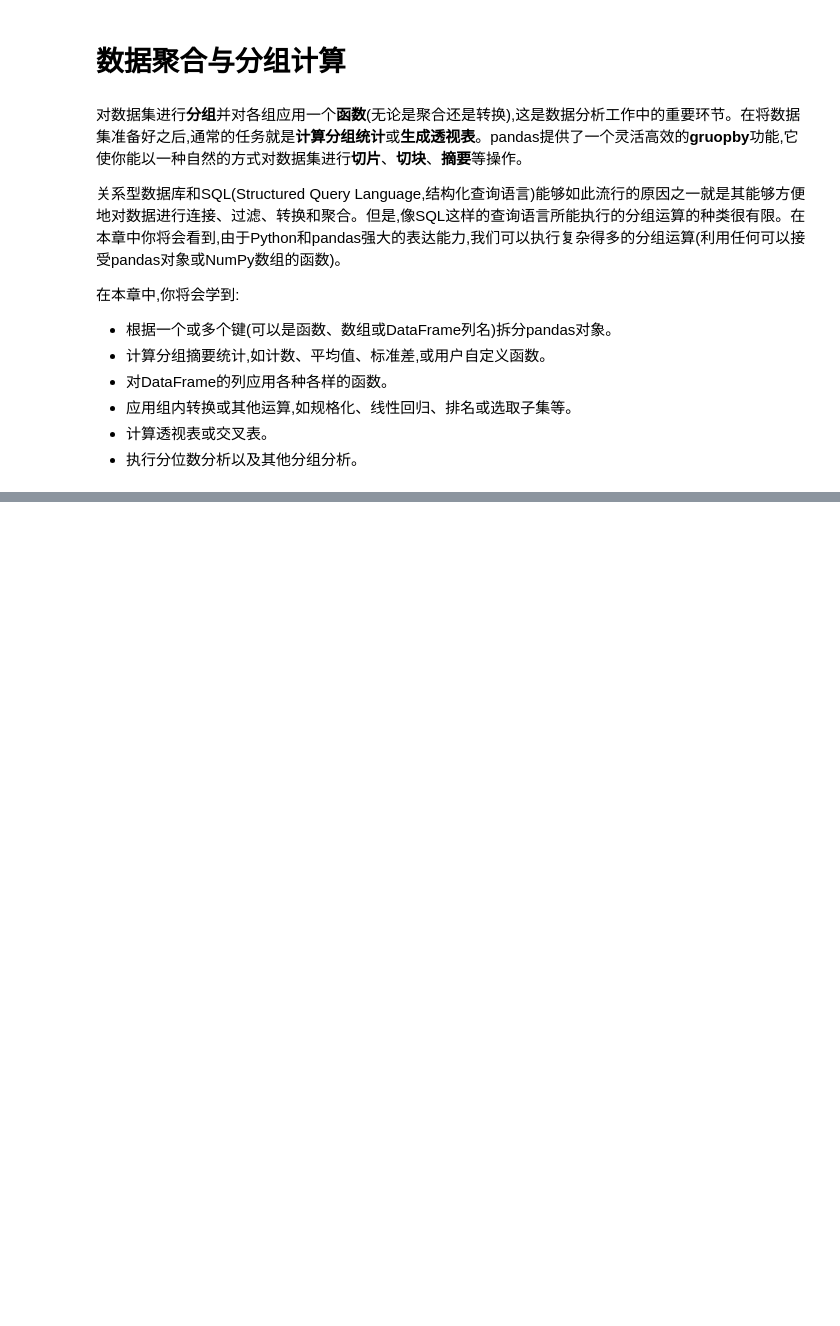
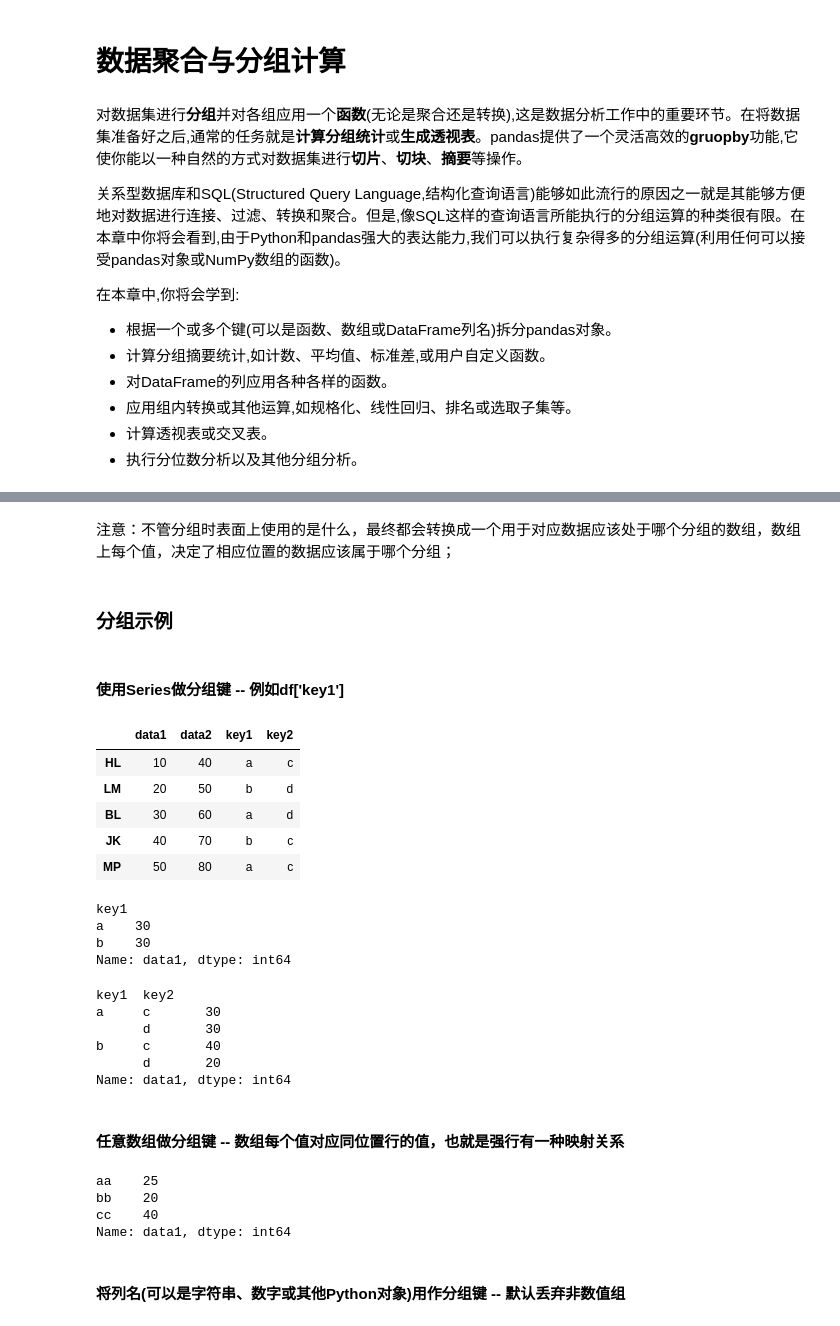
Before and after one commit to NemoHoHaloAi/machine_learning, a Jupyter notebook: python数据分析/数据聚合与分组计算.ipynb, the cells around one changed output, grey strips where cells are left out. Cells and saved outputs as stored; diff of their text form; code cells hidden in the pictures; blank space fills up the shorter version.

```diff
--- a/python数据分析/数据聚合与分组计算.ipynb
+++ b/python数据分析/数据聚合与分组计算.ipynb
@@ -31,0 +48,48 @@
+# %% [markdown]
+注意：不管分组时表面上使用的是什么，最终都会转换成一个用于对应数据应该处于哪个分组的数组，数组上每个值，决定了相应位置的数据应该属于哪个分组；
+# %% [markdown]
+### 分组示例
+# %% [markdown]
+#### 使用Series做分组键 -- 例如df['key1']
+# %%
+df = DataFrame({'data1':[10,20,30,40,50],'data2':[40,50,60,70,80],
+                'key1':['a','b','a','b','a'],'key2':['c','d','d','c','c']},
+              index=['HL','LM','BL','JK','MP'])
+df
+# %% [output]
+|  | data1 | data2 | key1 | key2 |
+| HL | 10 | 40 | a | c |
+| LM | 20 | 50 | b | d |
+| BL | 30 | 60 | a | d |
+| JK | 40 | 70 | b | c |
+| MP | 50 | 80 | a | c |
+# %%
+# 对data1列数据按照key1分组并聚合计算平均值
+df['data1'].groupby(df['key1']).mean() # 生成Series索引为key1的唯一值
+# %% [output]
+key1
+a    30
+b    30
+Name: data1, dtype: int64
+# %%
+# 对data1按照key1，key2分组并计算平均值
+df['data1'].groupby([df['key1'],df['key2']]).mean() # 生成Series索引为key1，key2的唯一键组合
+# %% [output]
+key1  key2
+a     c       30
+      d       30
+b     c       40
+      d       20
+Name: data1, dtype: int64
+# %% [markdown]
+#### 任意数组做分组键 -- 数组每个值对应同位置行的值，也就是强行有一种映射关系
+# %%
+arr = np.array(['aa','bb','cc','aa','cc'])
+df['data1'].groupby(arr).mean()
+# %% [output]
+aa    25
+bb    20
+cc    40
+Name: data1, dtype: int64
+# %% [markdown]
+#### 将列名(可以是字符串、数字或其他Python对象)用作分组键 -- 默认丢弃非数值组
```
Also changed, not shown: parts of 52 cells of this notebook.
